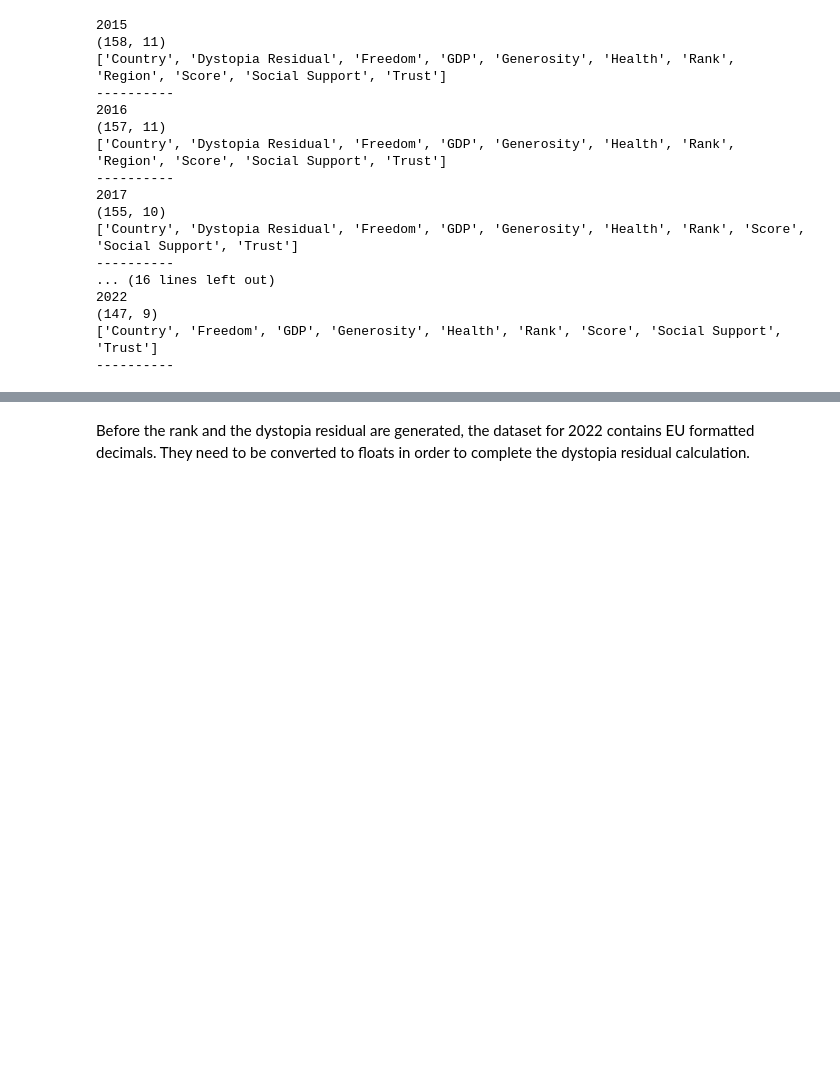
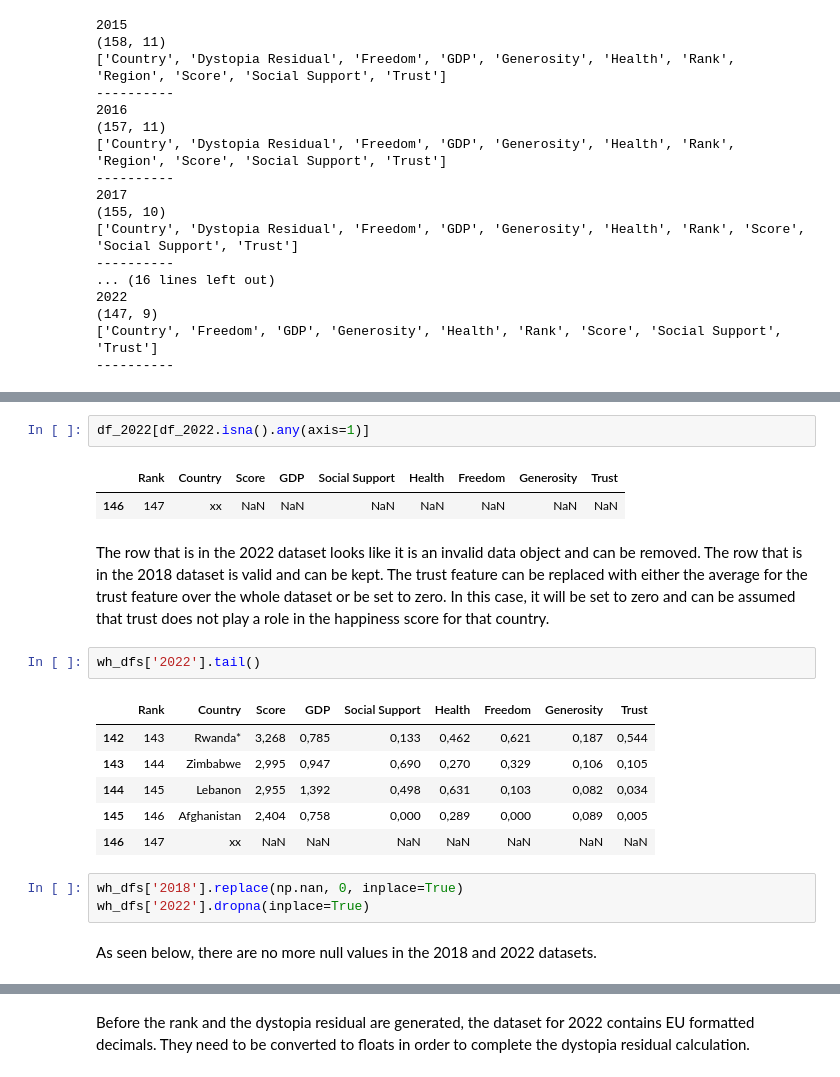
Before and after one commit to cjensen93/WorldHappinesReport, a Jupyter notebook: report.ipynb, the cells around one changed output, grey strips where cells are left out. Cells and saved outputs as stored; diff of their text form; blank space fills up the shorter version.

```diff
--- a/report.ipynb
+++ b/report.ipynb
@@ -190,0 +227,21 @@ for year, df in wh_dfs.items():
+# %%
+df_2022[df_2022.isna().any(axis=1)]
+# %% [output]
+|  | Rank | Country | Score | GDP | Social Support | Health | Freedom | Generosity | Trust |
+| 146 | 147 | xx | NaN | NaN | NaN | NaN | NaN | NaN | NaN |
+# %% [markdown]
+The row that is in the 2022 dataset looks like it is an invalid data object and can be removed. The row that is in the 2018 dataset is valid and can be kept. The trust feature can be replaced with either the average for the trust feature over the whole dataset or be set to zero. In this case, it will be set to zero and can be assumed that trust does not play a role in the happiness score for that country.
+# %%
+wh_dfs['2022'].tail()
+# %% [output]
+|  | Rank | Country | Score | GDP | Social Support | Health | Freedom | Generosity | Trust |
+| 142 | 143 | Rwanda* | 3,268 | 0,785 | 0,133 | 0,462 | 0,621 | 0,187 | 0,544 |
+| 143 | 144 | Zimbabwe | 2,995 | 0,947 | 0,690 | 0,270 | 0,329 | 0,106 | 0,105 |
+| 144 | 145 | Lebanon | 2,955 | 1,392 | 0,498 | 0,631 | 0,103 | 0,082 | 0,034 |
+| 145 | 146 | Afghanistan | 2,404 | 0,758 | 0,000 | 0,289 | 0,000 | 0,089 | 0,005 |
+| 146 | 147 | xx | NaN | NaN | NaN | NaN | NaN | NaN | NaN |
+# %%
+wh_dfs['2018'].replace(np.nan, 0, inplace=True)
+wh_dfs['2022'].dropna(inplace=True)
+# %% [markdown]
+As seen below, there are no more null values in the 2018 and 2022 datasets.
```
Also changed, not shown: parts of 14 cells of this notebook.
